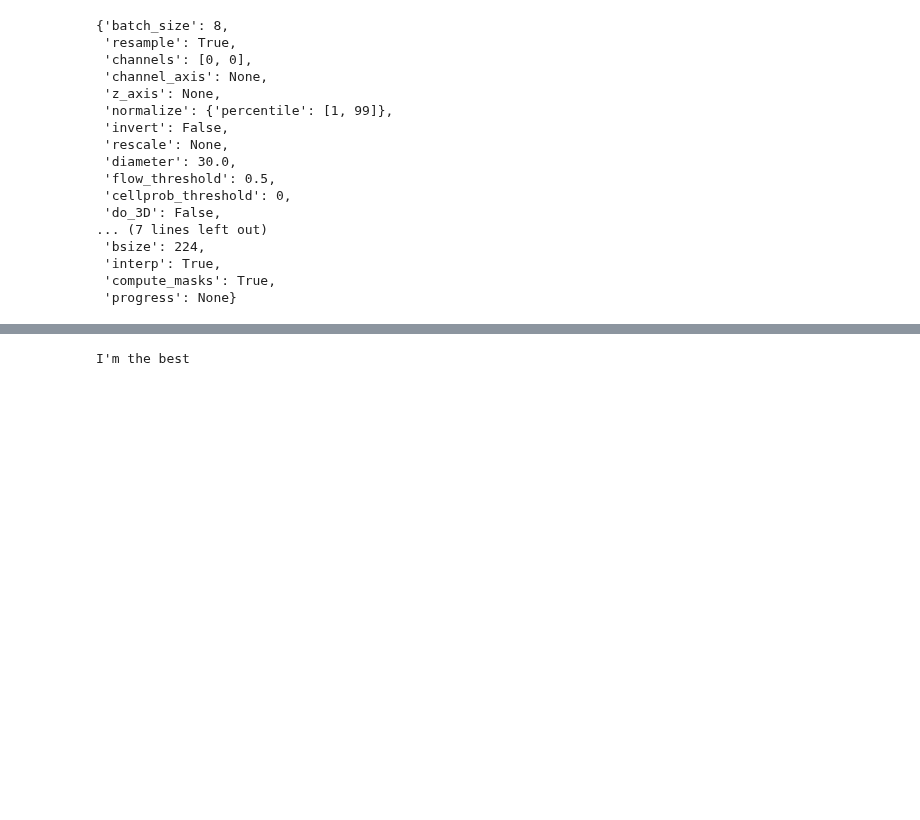
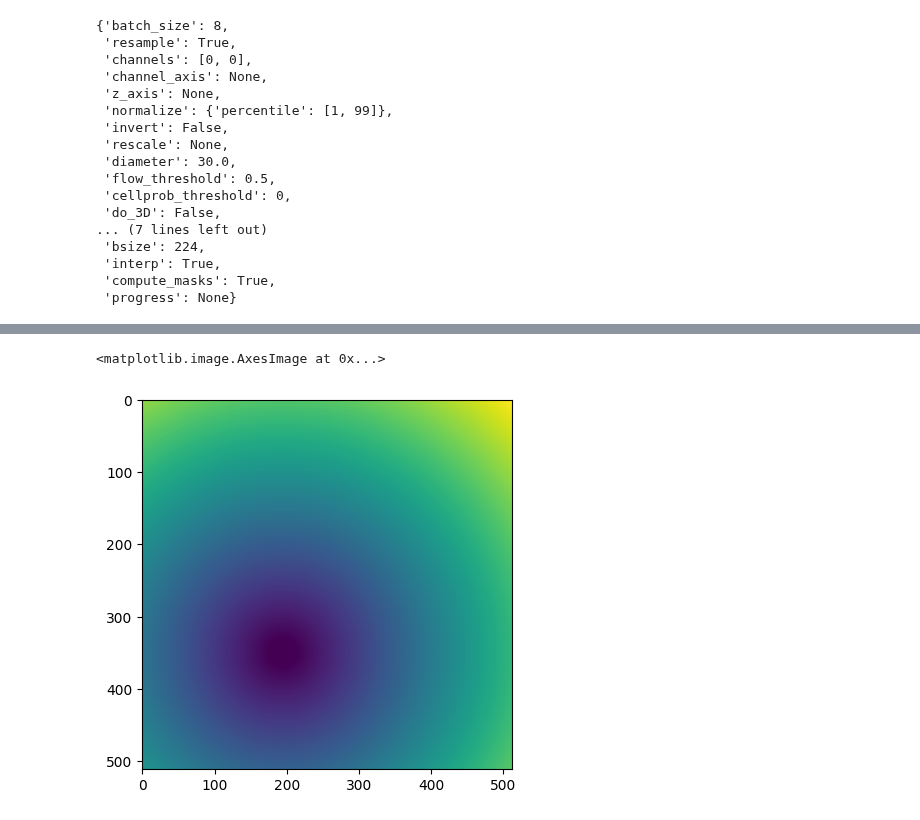
Before and after one commit to BennyGinger/ImageAnalysis_pipeline, a Jupyter notebook: play.ipynb, the cells around one changed output, grey strips where cells are left out. Drawn from its saved outputs; the diff is of its cells as text; code cells hidden in the pictures; blank space fills up the shorter version.

Commit message:
Refactoring draw

```diff
--- a/play.ipynb
+++ b/play.ipynb
@@ -1847,6 +1721,22 @@ X Error: BadShmSeg (invalid shared segment parameter) 128
-# %%
-d = {'a':f"I'm the {x}", 'b':2}
-x = "best"
-print(f"{d['a']}")
-# %% [output]
-I'm the best
+# %%
+from tifffile import imread, imwrite
+import numpy as np
+from skimage.draw import disk
+import matplotlib.pyplot as plt
+from skimage.measure import regionprops_table, regionprops
+from mahotas import distance
+from scipy.ndimage import distance_transform_edt
+
+mask_path = '/home/Test_images/masks/Masks_IoU_Track.tif'
+mask = imread(mask_path)
+ref = np.ones_like(mask)
+rr,cc = disk((350, 194), 20,)
+ref[:,rr,cc] = 0
+# ref = distance(ref,metric='euclidean')
+ref = distance_transform_edt(ref)
+
+imwrite('/home/Test_images/masks/mask_ref.tif', ref.astype('uint16'))
+plt.imshow(ref[0])
+# %% [output]
+<matplotlib.image.AxesImage at 0x...>
+[figure, added]
```
Also changed, not shown: parts of 5 cells of this notebook, 6 other files.
